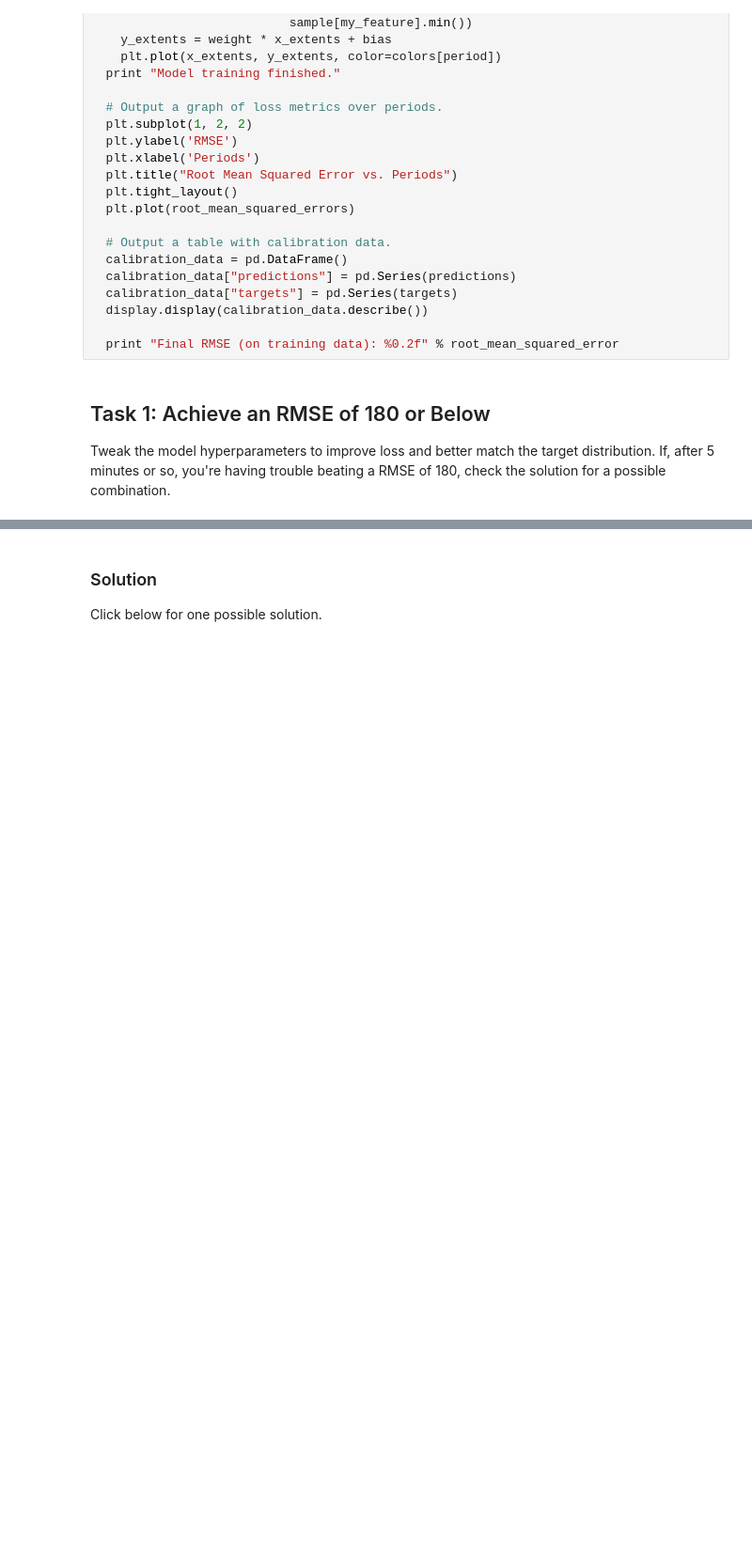
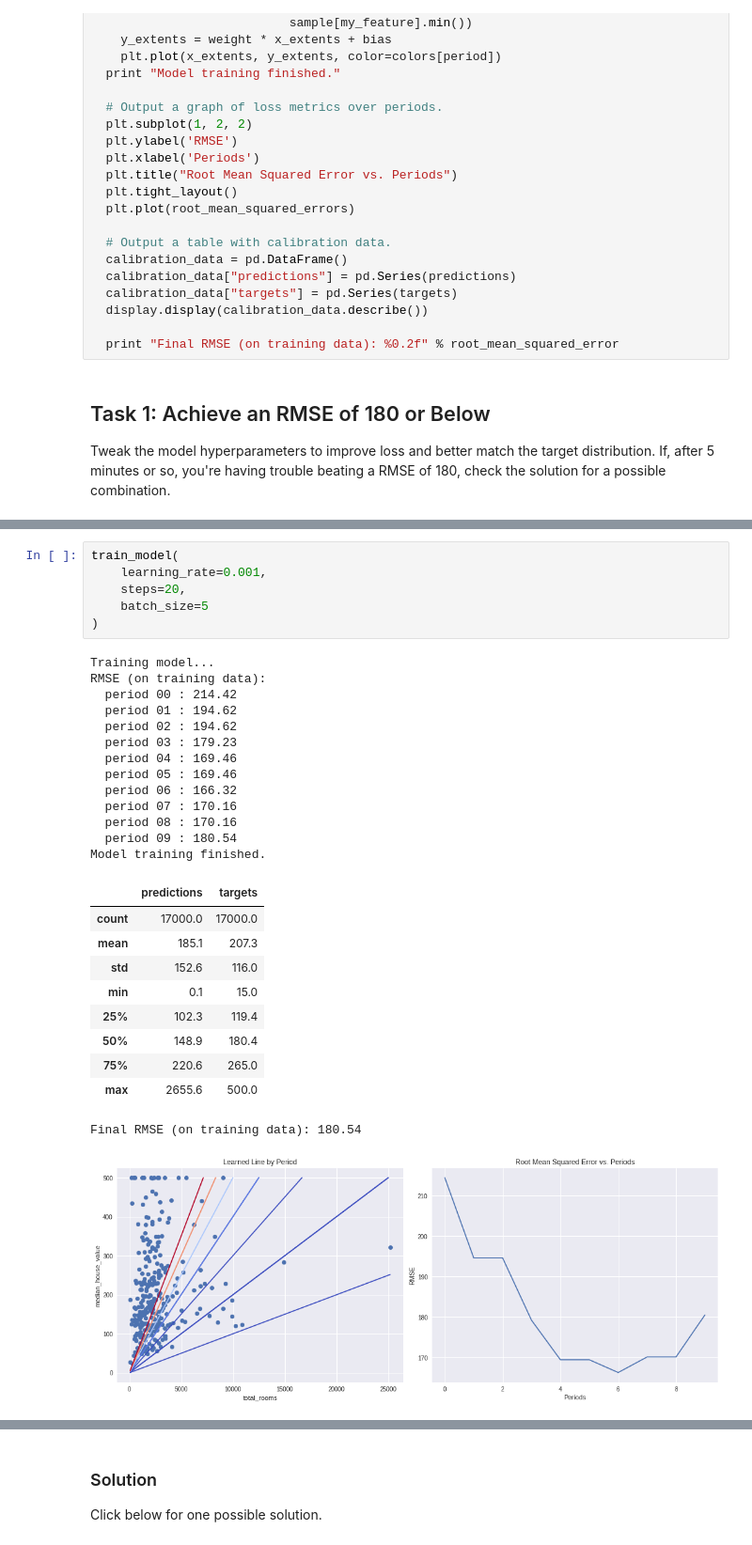
Before and after one commit to maxwellmckinnon/GoogleMLCrashCourse, a Jupyter notebook: first_steps_with_tensor_flow.ipynb, the cells around one changed output, grey strips where cells are left out. Shown at 94% size. Cells and saved outputs as stored; diff of their text form; blank space fills up the shorter version.

```diff
--- a/first_steps_with_tensor_flow.ipynb
+++ b/first_steps_with_tensor_flow.ipynb
@@ -380,0 +512,31 @@ train_model(
+# %%
+train_model(
+    learning_rate=0.001,
+    steps=20,
+    batch_size=5
+)
+# %% [output]
+Training model...
+RMSE (on training data):
+  period 00 : 214.42
+  period 01 : 194.62
+  period 02 : 194.62
+  period 03 : 179.23
+  period 04 : 169.46
+  period 05 : 169.46
+  period 06 : 166.32
+  period 07 : 170.16
+  period 08 : 170.16
+  period 09 : 180.54
+Model training finished.
+|  | predictions | targets |
+| count | 17000.0 | 17000.0 |
+| mean | 185.1 | 207.3 |
+| std | 152.6 | 116.0 |
+| min | 0.1 | 15.0 |
+| 25% | 102.3 | 119.4 |
+| 50% | 148.9 | 180.4 |
+| 75% | 220.6 | 265.0 |
+| max | 2655.6 | 500.0 |
+Final RMSE (on training data): 180.54
+[figure, added]
```
Also changed, not shown: parts of 20 cells of this notebook.
